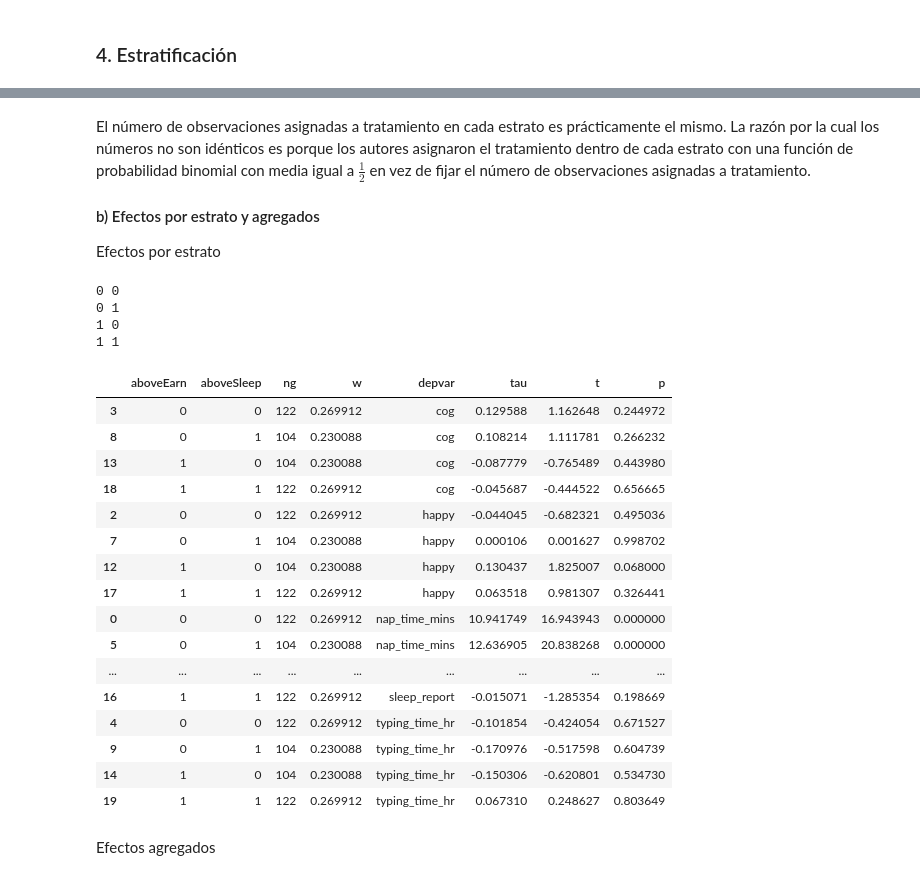
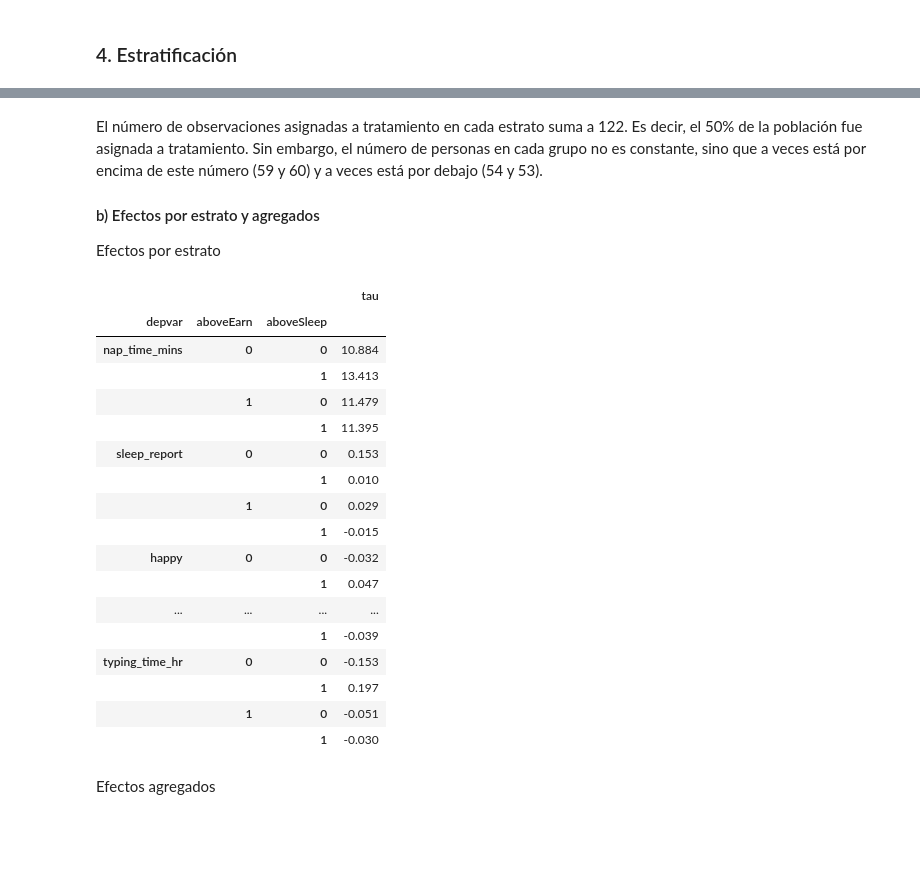
Before and after one commit to ArturoSbr/EmtrAp-hw01, a Jupyter notebook: cod/main.ipynb, the cells around one changed output, grey strips where cells are left out. Drawn from its saved outputs; the diff is of its cells as text; code cells hidden in the pictures; blank space fills up the shorter version.

```diff
--- a/cod/main.ipynb
+++ b/cod/main.ipynb
@@ -227,10 +191,8 @@ stats.permutation_test(data=(d2.loc[d2['T_nap'].eq(1) & d2['tot_earnings'].notna
 # %% [markdown]
 ### 4. Estratificación
 # %%
-# Create cases
-t = d1[['earnings','sleep_night']].apply(lambda x: (x > x.median()).astype(int), axis=0)
-t = pd.concat([d1['pid'], t], axis=1)
-t.columns = ['pid','aboveEarn','aboveSleep']
+# Crear casos con datos basales
+d1[['aboveEarn','aboveSleep']] = d1[['earnings','sleep_night']].apply(lambda x: (x > x.median()).astype(int), axis=0)
 
-# Merge cases to `d2`
-d2 = d2.merge(t, on='pid')
+# Agregar casos a `d2`
+d2 = d2.merge(d1[['pid','aboveEarn','aboveSleep']], on='pid')
@@ -250,52 +219,42 @@ Name: T_nap, dtype: int64
 # %% [markdown]
-El número de observaciones asignadas a tratamiento en cada estrato es prácticamente el mismo. La razón por la cual los números no son idénticos es porque los autores asignaron el tratamiento dentro de cada estrato con una función de probabilidad binomial con media igual a $\frac{1}{2}$ en vez de fijar el número de observaciones asignadas a tratamiento.
+El número de observaciones asignadas a tratamiento en cada estrato suma a 122. Es decir, el 50% de la población fue asignada a tratamiento. Sin embargo, el número de personas en cada grupo no es constante, sino que a veces está por encima de este número (59 y 60) y a veces está por debajo (54 y 53).
 
 #### b) Efectos por estrato y agregados
 Efectos por estrato
-# %%
-# Inicializar lista para agregar datos
-d = []
-
-#
-for e, s in t.index:
-    print(e,s)
-# %% [output]
-0 0
-0 1
-1 0
-1 1
 # %%
 # Inicializar lista
 d = []
 
-# Efecto por estrato
-for e, s in t.index:
-    m = d2['aboveEarn'].eq(e) & d2['aboveSleep'].eq(s)
-    # Para cada variable
-    for y in Y:
-        d.append([e, s, m.sum(), m.sum() / len(d2)] + list(neyman(d2[m], 'T_nap', y)))
+# Efecto por esstrato a cada variable
+for y in Y:
+    for e, s in [(0,0),(0,1),(1,0),(1,1)]:
+        # Máscara
+        m = d2['aboveEarn'].eq(e) & d2['aboveSleep'].eq(s)
+        d.append([e, s, m.sum(), m.sum() / len(d2)] + neyman(d2[m], 'T_nap', y))
 
-# Resultados a tabla
-t = pd.DataFrame(data=d, columns=['aboveEarn','aboveSleep','ng','w','depvar','tau','t','p'])
-t = t.sort_values(['depvar','aboveEarn','aboveSleep'])
-t
+t = pd.DataFrame(data=d, columns=['aboveEarn','aboveSleep','ng','wg','depvar','tau','t','p'])
+t = t.set_index(['depvar','aboveEarn','aboveSleep'])
+
+# Visualizar resultados
+t[['tau']].round(3)
 # %% [output]
-|  | aboveEarn | aboveSleep | ng | w | depvar | tau | t | p |
-| 3 | 0 | 0 | 122 | 0.269912 | cog | 0.129588 | 1.162648 | 0.244972 |
-| 8 | 0 | 1 | 104 | 0.230088 | cog | 0.108214 | 1.111781 | 0.266232 |
-| 13 | 1 | 0 | 104 | 0.230088 | cog | -0.087779 | -0.765489 | 0.443980 |
-| 18 | 1 | 1 | 122 | 0.269912 | cog | -0.045687 | -0.444522 | 0.656665 |
-| 2 | 0 | 0 | 122 | 0.269912 | happy | -0.044045 | -0.682321 | 0.495036 |
-| 7 | 0 | 1 | 104 | 0.230088 | happy | 0.000106 | 0.001627 | 0.998702 |
-| 12 | 1 | 0 | 104 | 0.230088 | happy | 0.130437 | 1.825007 | 0.068000 |
-| 17 | 1 | 1 | 122 | 0.269912 | happy | 0.063518 | 0.981307 | 0.326441 |
-| 0 | 0 | 0 | 122 | 0.269912 | nap_time_mins | 10.941749 | 16.943943 | 0.000000 |
-| 5 | 0 | 1 | 104 | 0.230088 | nap_time_mins | 12.636905 | 20.838268 | 0.000000 |
-| ... | ... | ... | ... | ... | ... | ... | ... | ... |
-| 16 | 1 | 1 | 122 | 0.269912 | sleep_report | -0.015071 | -1.285354 | 0.198669 |
-| 4 | 0 | 0 | 122 | 0.269912 | typing_time_hr | -0.101854 | -0.424054 | 0.671527 |
-| 9 | 0 | 1 | 104 | 0.230088 | typing_time_hr | -0.170976 | -0.517598 | 0.604739 |
-| 14 | 1 | 0 | 104 | 0.230088 | typing_time_hr | -0.150306 | -0.620801 | 0.534730 |
-| 19 | 1 | 1 | 122 | 0.269912 | typing_time_hr | 0.067310 | 0.248627 | 0.803649 |
+|  |  |  | tau |
+| depvar | aboveEarn | aboveSleep |  |
+| nap_time_mins | 0 | 0 | 10.884 |
+|  |  | 1 | 13.413 |
+|  | 1 | 0 | 11.479 |
+|  |  | 1 | 11.395 |
+| sleep_report | 0 | 0 | 0.153 |
+|  |  | 1 | 0.010 |
+|  | 1 | 0 | 0.029 |
+|  |  | 1 | -0.015 |
+| happy | 0 | 0 | -0.032 |
+|  |  | 1 | 0.047 |
+| ... | ... | ... | ... |
+|  |  | 1 | -0.039 |
+| typing_time_hr | 0 | 0 | -0.153 |
+|  |  | 1 | 0.197 |
+|  | 1 | 0 | -0.051 |
+|  |  | 1 | -0.030 |
 # %% [markdown]
 Efectos agregados
```
Also changed, not shown: parts of 30 cells of this notebook.
